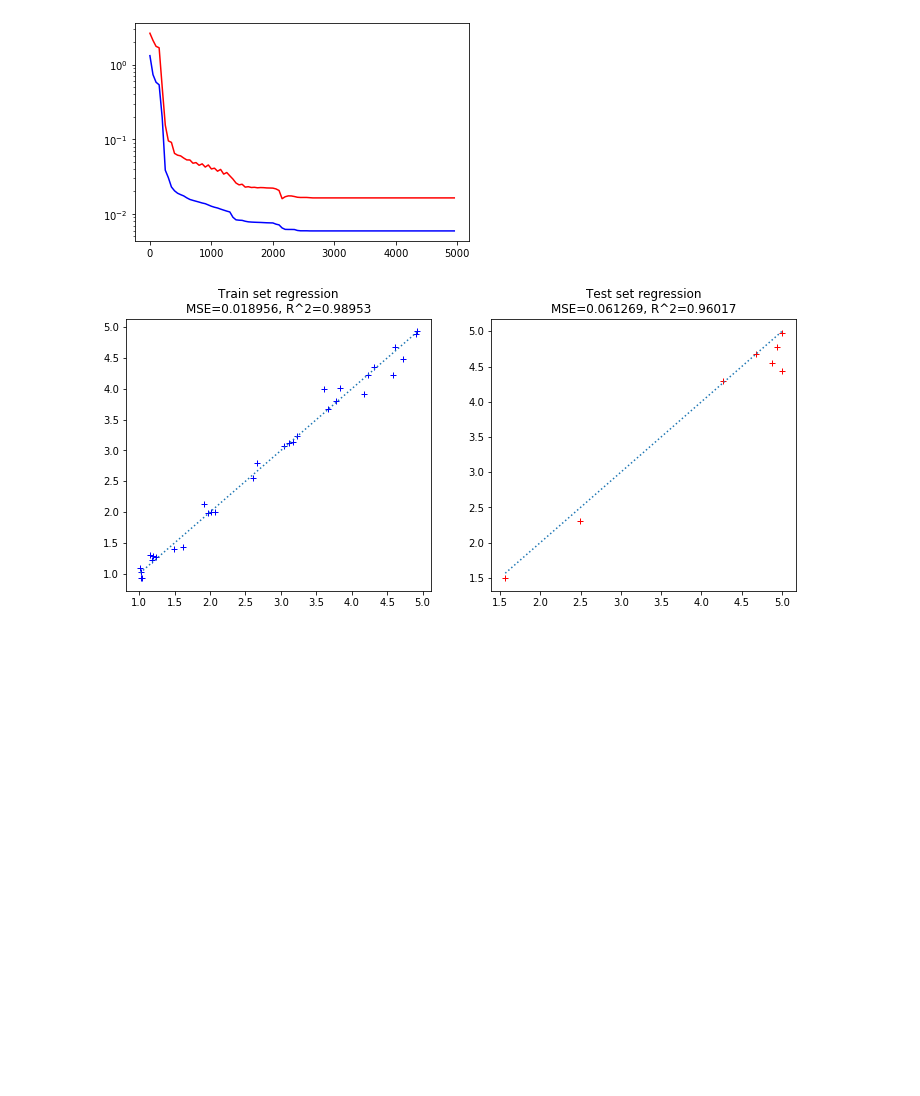
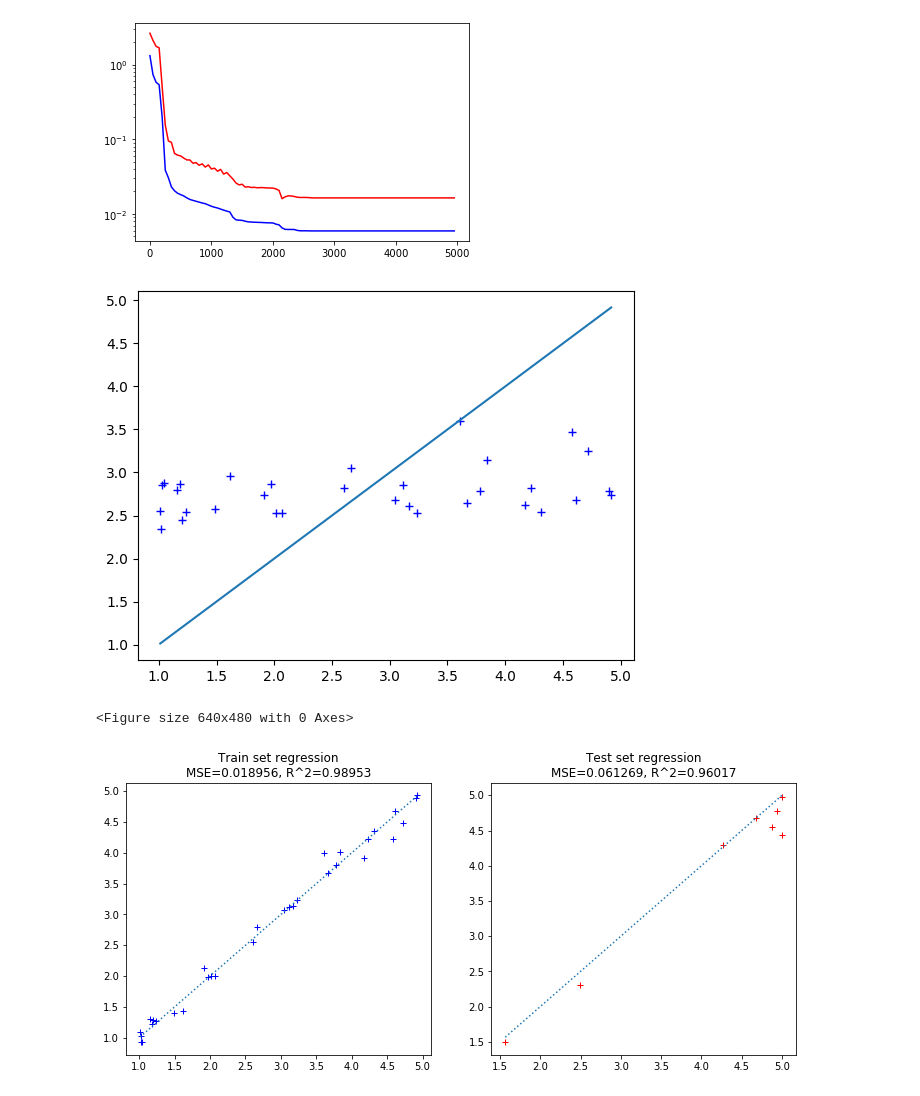
Before and after one commit to MatousMarik/NeuralNetworks, a Jupyter notebook: MLP Learning_Extended.ipynb, the cells around one changed output. Drawn from its saved outputs; the diff is of its cells as text; code cells hidden in the pictures; blank space fills up the shorter version.

```diff
--- a/MLP Learning_Extended.ipynb
+++ b/MLP Learning_Extended.ipynb
@@ -272,7 +348,31 @@ def regression_analysis(regressor, X_train, X_test, y_train, y_test):
     # set X_train against y_train (x-axis)
     # and regressor predictions (y-axis) for the test
     # set X_test against y_test (x-axis)
-    pass
+    train_pred = regressor.predict(X_train)
+    test_pred = regressor.predict(X_test)
+    plt.plot(y_train, train_pred, "+b")
+    y_list = y_train.min()
+    y_max = y_train.max()
+    plt.plot([y_list, y_max], [y_list, y_max])
+    plt.figure()
+
+
+
+    # s_y_train = sorted(zip(y_train, y_train_pred))
+    # s_y_test = sorted(zip(y_test, y_test_pred))
+    # l_y_train, p_y_train = list(map(list, zip(*s_y_train)))
+    # l_y_test, p_y_test = list(map(list, zip(*s_y_train)))
+    # plt.yscale('log')
+    # plt.subplot(121)
+    # plt.plot(s_y_train, 'b')
+    # plt.subplot(122)
+    # plt.plot(s_y_test, "r")
+    # plt.show()
+# %%
+regression_analysis(mlp_regressor, X_train, X_test, y_train.ravel(), y_test.ravel())
+# %% [output]
+[figure, added]
+<Figure size 640x480 with 0 Axes>
 # %%
 regression_analysis(mlp_regressor, X_train, X_test, y_train.ravel(), y_test.ravel())
 # %% [output]
```
Also changed, not shown: parts of 12 cells of this notebook, 4 other files.
